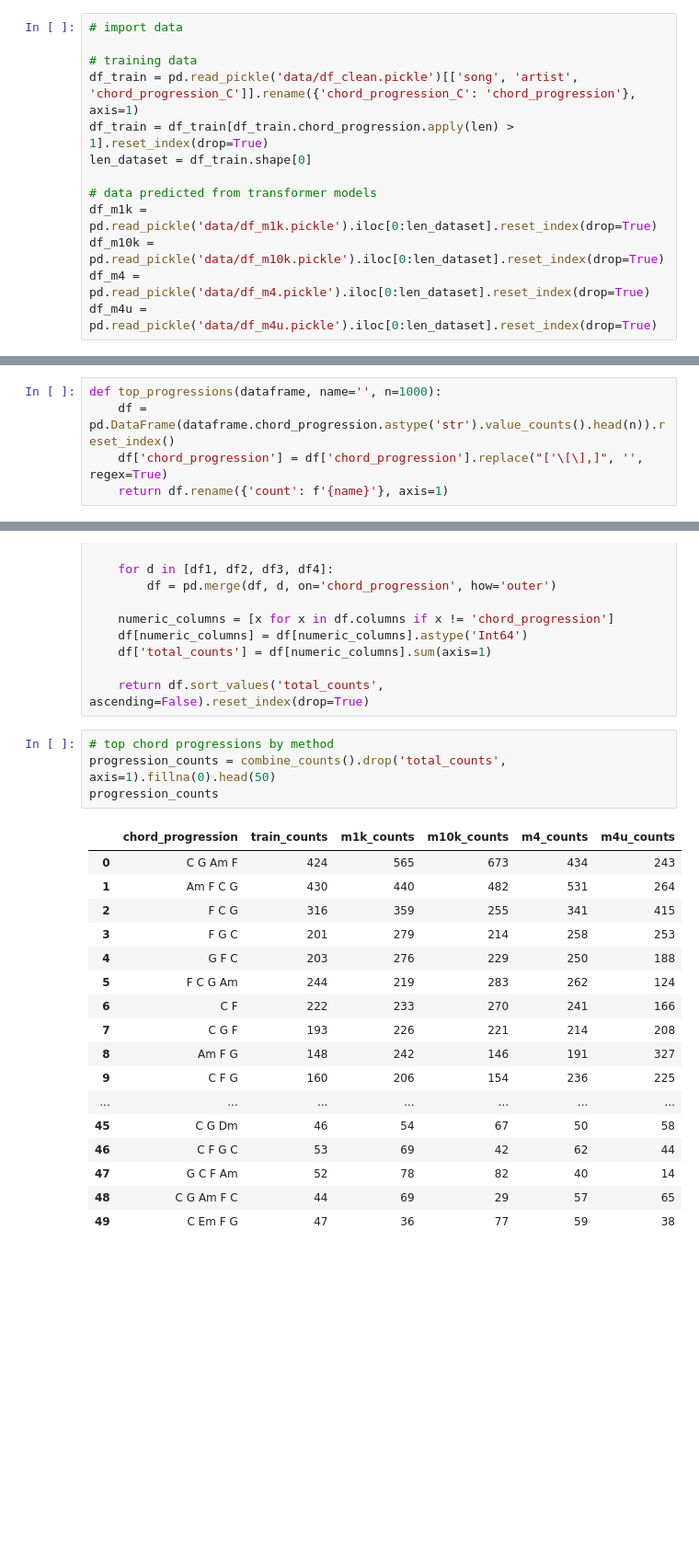
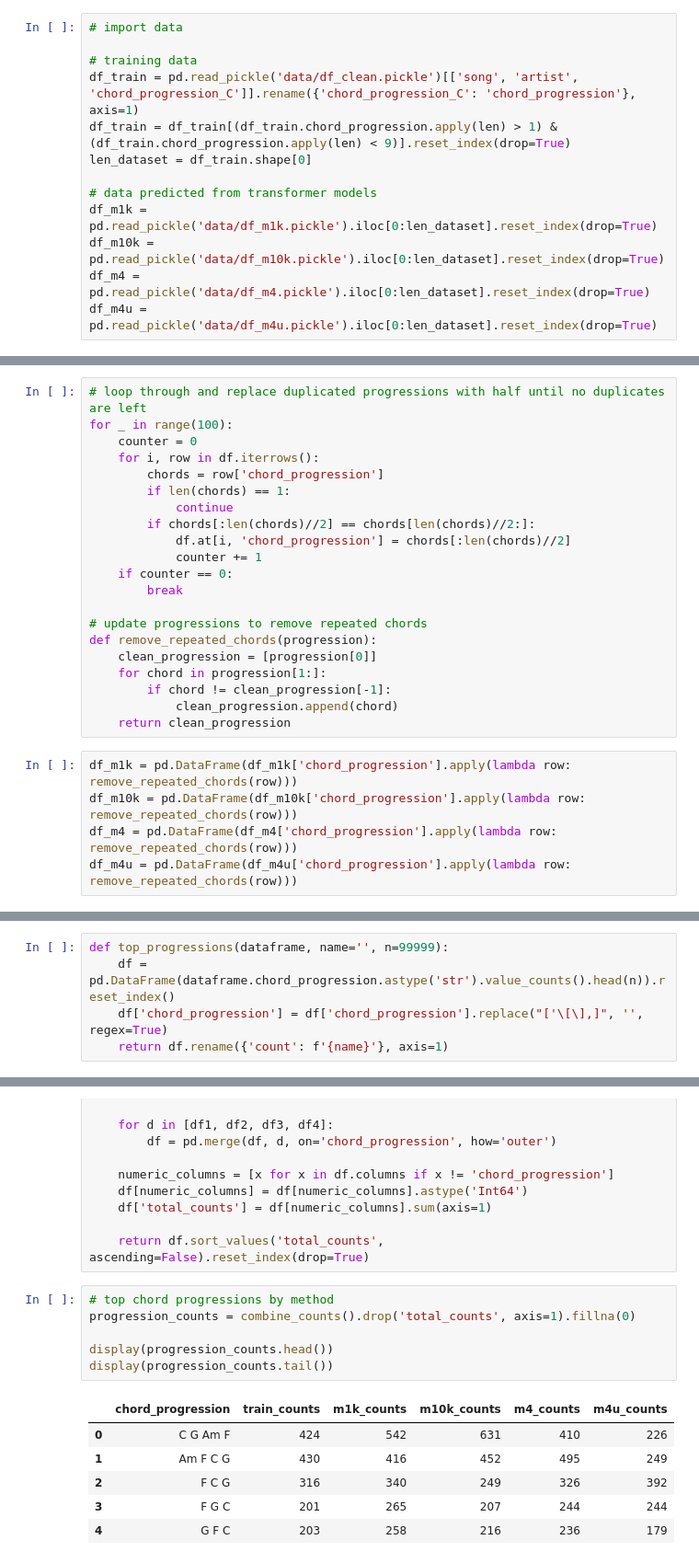
Before and after one commit to KevinCarr42/Small-Music-Model, a Jupyter notebook: SMM_explortatory_data_analysis.ipynb, the cells around one changed output, grey strips where cells are left out. Shown at 92% size. Cells and saved outputs as stored; diff of their text form; blank space fills up the shorter version.

```diff
--- a/SMM_explortatory_data_analysis.ipynb
+++ b/SMM_explortatory_data_analysis.ipynb
@@ -25,7 +25,7 @@ pd.set_option('display.max_colwidth', 400)
 
 # training data
 df_train = pd.read_pickle('data/df_clean.pickle')[['song', 'artist', 'chord_progression_C']].rename({'chord_progression_C': 'chord_progression'}, axis=1)
-df_train = df_train[df_train.chord_progression.apply(len) > 1].reset_index(drop=True)
+df_train = df_train[(df_train.chord_progression.apply(len) > 1) & (df_train.chord_progression.apply(len) < 9)].reset_index(drop=True)
 len_dataset = df_train.shape[0]
 
 # data predicted from transformer models
@@ -35,0 +64,26 @@ df_m4u = pd.read_pickle('data/df_m4u.pickle').iloc[0:len_dataset].reset_index(dr
+# %%
+# loop through and replace duplicated progressions with half until no duplicates are left
+for _ in range(100):
+    counter = 0
+    for i, row in df.iterrows():
+        chords = row['chord_progression']
+        if len(chords) == 1:
+            continue
+        if chords[:len(chords)//2] == chords[len(chords)//2:]:
+            df.at[i, 'chord_progression'] = chords[:len(chords)//2]
+            counter += 1
+    if counter == 0:
+        break
+
+# update progressions to remove repeated chords
+def remove_repeated_chords(progression):
+    clean_progression = [progression[0]]
+    for chord in progression[1:]:
+        if chord != clean_progression[-1]:
+            clean_progression.append(chord)
+    return clean_progression
+# %%
+df_m1k = pd.DataFrame(df_m1k['chord_progression'].apply(lambda row: remove_repeated_chords(row)))
+df_m10k = pd.DataFrame(df_m10k['chord_progression'].apply(lambda row: remove_repeated_chords(row)))
+df_m4 = pd.DataFrame(df_m4['chord_progression'].apply(lambda row: remove_repeated_chords(row)))
+df_m4u = pd.DataFrame(df_m4u['chord_progression'].apply(lambda row: remove_repeated_chords(row)))
@@ -36,5 +101,5 @@ df_m4u = pd.read_pickle('data/df_m4u.pickle').iloc[0:len_dataset].reset_index(dr
 # %%
-def top_progressions(dataframe, name='', n=1000):
+def top_progressions(dataframe, name='', n=99999):
     df = pd.DataFrame(dataframe.chord_progression.astype('str').value_counts().head(n)).reset_index()
     df['chord_progression'] = df['chord_progression'].replace("['\[\],]", '', regex=True)
     return df.rename({'count': f'{name}'}, axis=1)
@@ -57,23 +122,14 @@ def combine_counts():
     return df.sort_values('total_counts', ascending=False).reset_index(drop=True)
 # %%
 # top chord progressions by method
-progression_counts = combine_counts().drop('total_counts', axis=1).fillna(0).head(50)
-progression_counts
+progression_counts = combine_counts().drop('total_counts', axis=1).fillna(0)
+
+display(progression_counts.head())
+display(progression_counts.tail())
 # %% [output]
 |  | chord_progression | train_counts | m1k_counts | m10k_counts | m4_counts | m4u_counts |
-| 0 | C G Am F | 424 | 565 | 673 | 434 | 243 |
-| 1 | Am F C G | 430 | 440 | 482 | 531 | 264 |
-| 2 | F C G | 316 | 359 | 255 | 341 | 415 |
-| 3 | F G C | 201 | 279 | 214 | 258 | 253 |
-| 4 | G F C | 203 | 276 | 229 | 250 | 188 |
-| 5 | F C G Am | 244 | 219 | 283 | 262 | 124 |
-| 6 | C F | 222 | 233 | 270 | 241 | 166 |
-| 7 | C G F | 193 | 226 | 221 | 214 | 208 |
-| 8 | Am F G | 148 | 242 | 146 | 191 | 327 |
-| 9 | C F G | 160 | 206 | 154 | 236 | 225 |
-| ... | ... | ... | ... | ... | ... | ... |
-| 45 | C G Dm | 46 | 54 | 67 | 50 | 58 |
-| 46 | C F G C | 53 | 69 | 42 | 62 | 44 |
-| 47 | G C F Am | 52 | 78 | 82 | 40 | 14 |
-| 48 | C G Am F C | 44 | 69 | 29 | 57 | 65 |
-| 49 | C Em F G | 47 | 36 | 77 | 59 | 38 |
+| 0 | C G Am F | 424 | 542 | 631 | 410 | 226 |
+| 1 | Am F C G | 430 | 416 | 452 | 495 | 249 |
+| 2 | F C G | 316 | 340 | 249 | 326 | 392 |
+| 3 | F G C | 201 | 265 | 207 | 244 | 244 |
+| 4 | G F C | 203 | 258 | 216 | 236 | 179 |
```
Also changed, not shown: parts of 26 cells of this notebook.
